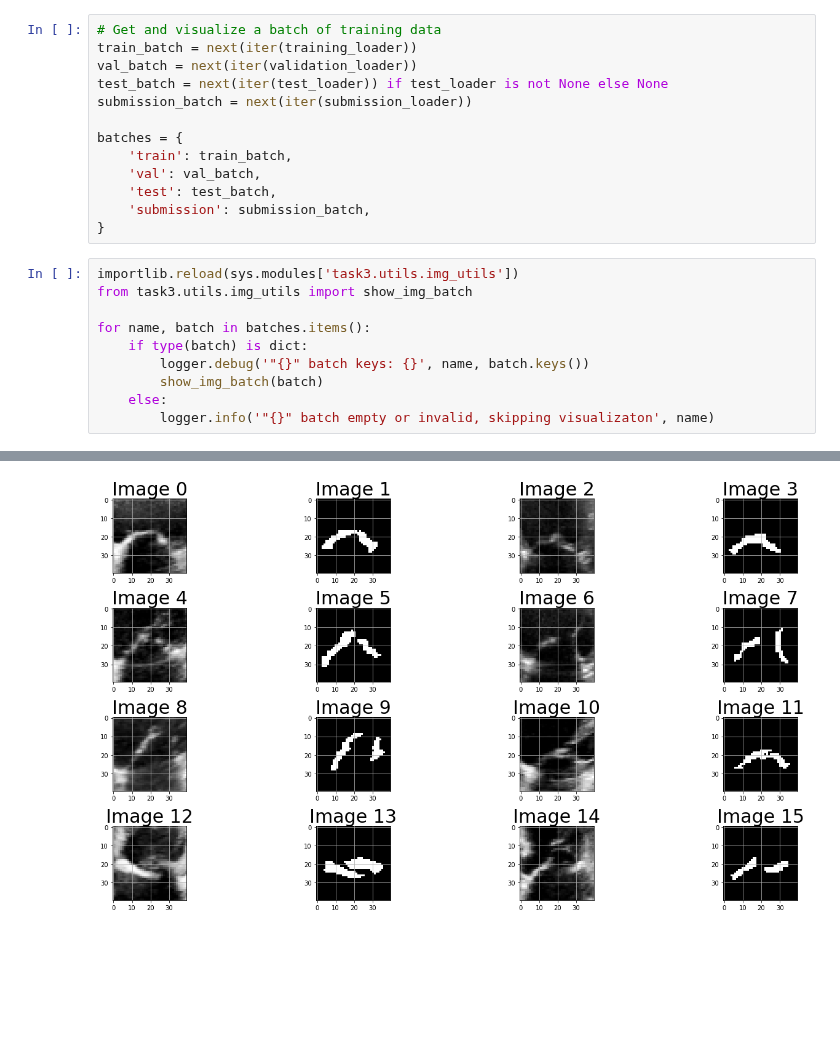
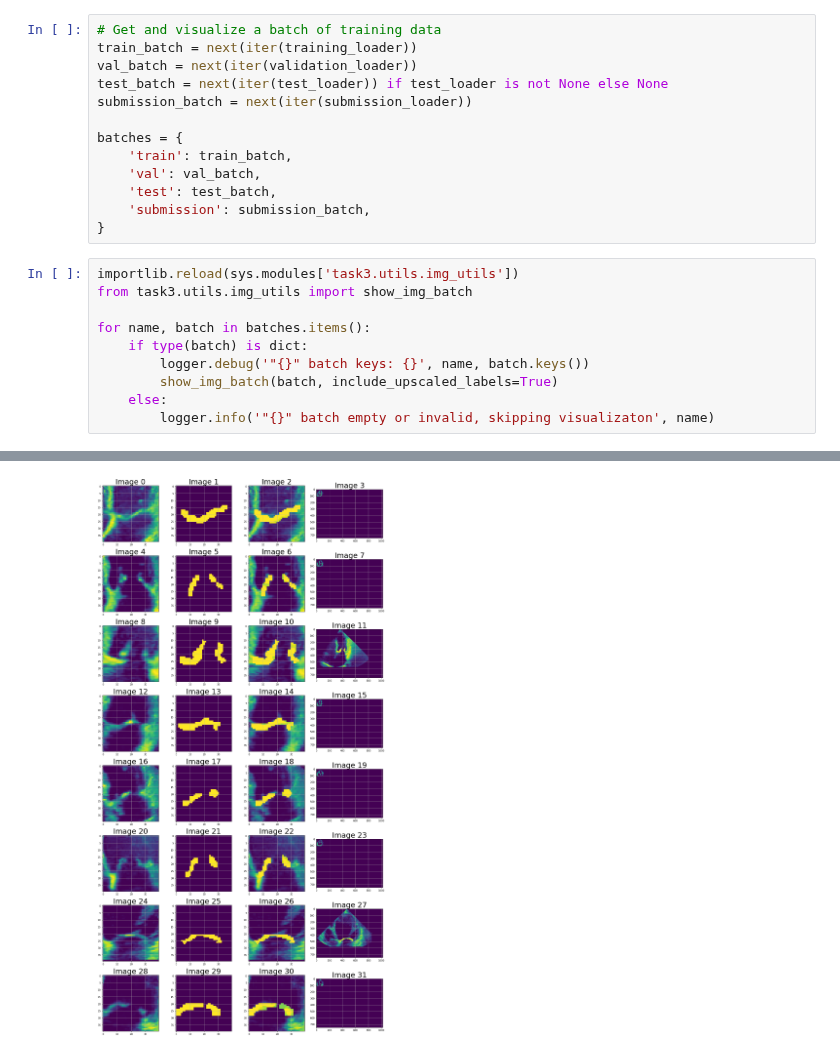
Before and after one commit to jaymoneyjay/aml-project, a Jupyter notebook: task3/task3_tg.ipynb, the cells around one changed output, grey strips where cells are left out. Saved outputs shown, nothing was run; the diff lists cells and outputs as text; blank space fills up the shorter version.

Commit message:
image upscaling

```diff
--- a/task3/task3_tg.ipynb
+++ b/task3/task3_tg.ipynb
@@ -55,7 +55,7 @@ from task3.utils.img_utils import show_img_batch
 for name, batch in batches.items():
     if type(batch) is dict:
         logger.debug('"{}" batch keys: {}', name, batch.keys())
-        show_img_batch(batch)
+        show_img_batch(batch, include_upscaled_labels=True)
     else:
         logger.info('"{}" batch empty or invalid, skipping visualizaton', name)
 # %% [output]
@@ -65 +72 @@ for name, batch in batches.items():
-[figure, old version]
+[figure, new version]
```
Also changed, not shown: parts of 2 cells of this notebook, 4 other files.
